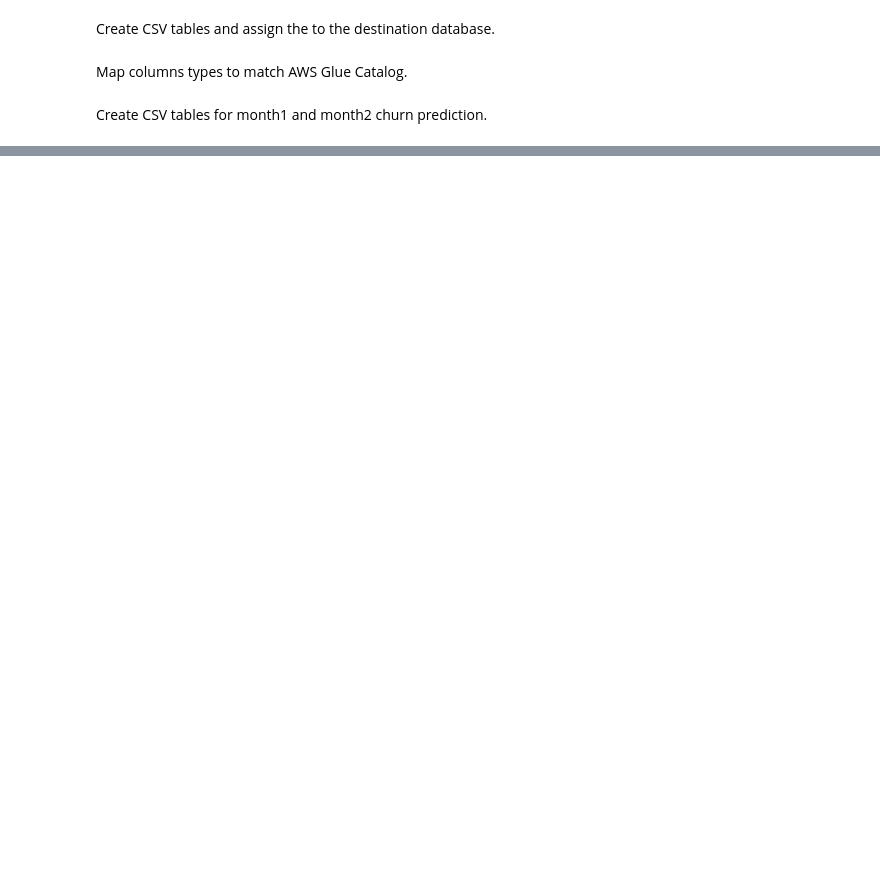
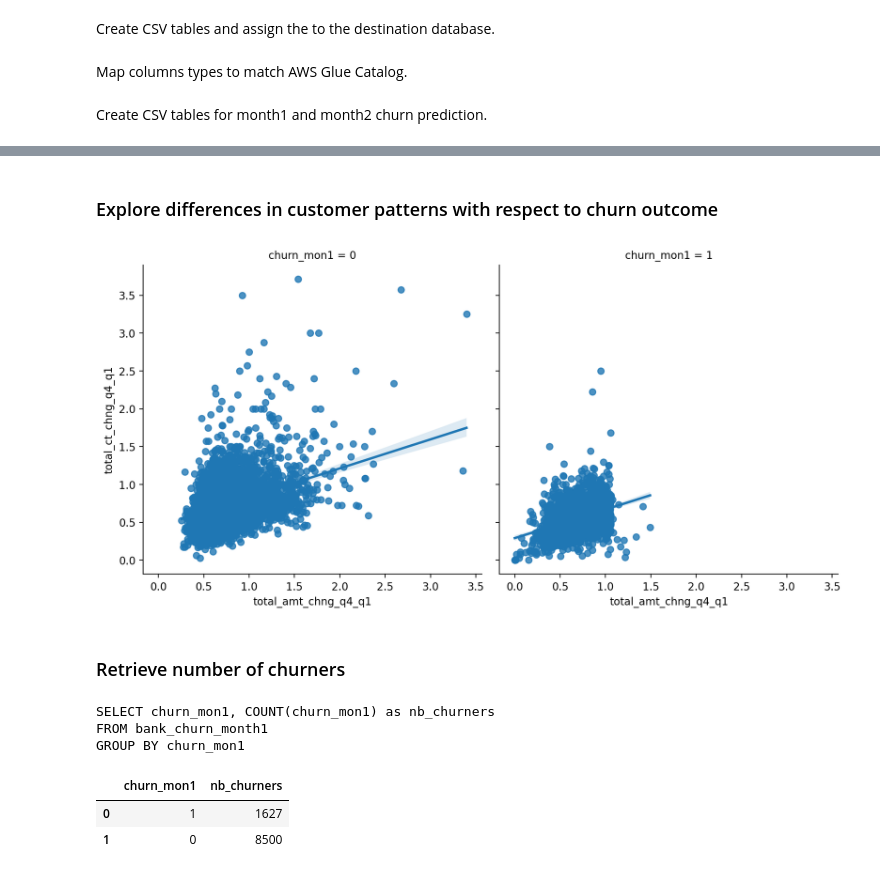
Before and after one commit to Badisj/AWS-Machine-Learning, a Jupyter notebook: Data Acquisition & Registry/Dataset Registry & Visualization.ipynb, the cells around one changed output, grey strips where cells are left out. Saved outputs shown, nothing was run; the diff lists cells and outputs as text; code cells hidden in the pictures; blank space fills up the shorter version.

```diff
--- a/Data Acquisition & Registry/Dataset Registry & Visualization.ipynb
+++ b/Data Acquisition & Registry/Dataset Registry & Visualization.ipynb
@@ -215,0 +274,34 @@ SELECT * FROM bank-churn-month1
+# %% [markdown]
+### Explore differences in customer patterns with respect to churn outcome
+# %%
+sns.lmplot(x="total_amt_chng_q4_q1", y="total_ct_chng_q4_q1", col="churn_mon1", data=df_churn);
+plt.tight_layout();
+# %% [output]
+[figure, added]
+# %% [markdown]
+### Retrieve number of churners
+# %%
+statement_table = '''
+SELECT churn_mon1, COUNT(churn_mon1) as nb_churners
+FROM {}
+GROUP BY churn_mon1
+'''.format(athena_table_name)
+
+
+print(statement_table)
+# %% [output]
+SELECT churn_mon1, COUNT(churn_mon1) as nb_churners
+FROM bank_churn_month1
+GROUP BY churn_mon1
+# %%
+df_count_churners = wr.athena.read_sql_query(
+        sql=statement_table,
+        database=database_name
+)
+
+
+df_count_churners
+# %% [output]
+|  | churn_mon1 | nb_churners |
+| 0 | 1 | 1627 |
+| 1 | 0 | 8500 |
```
Also changed, not shown: parts of 26 cells of this notebook.
